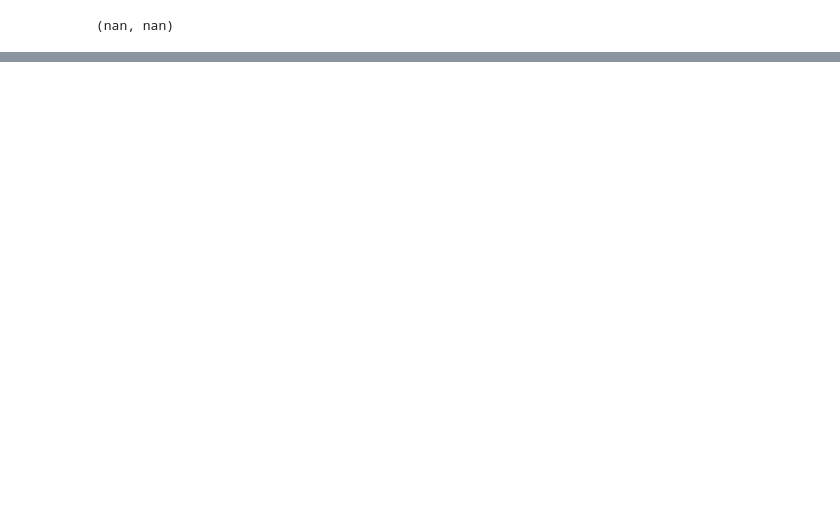
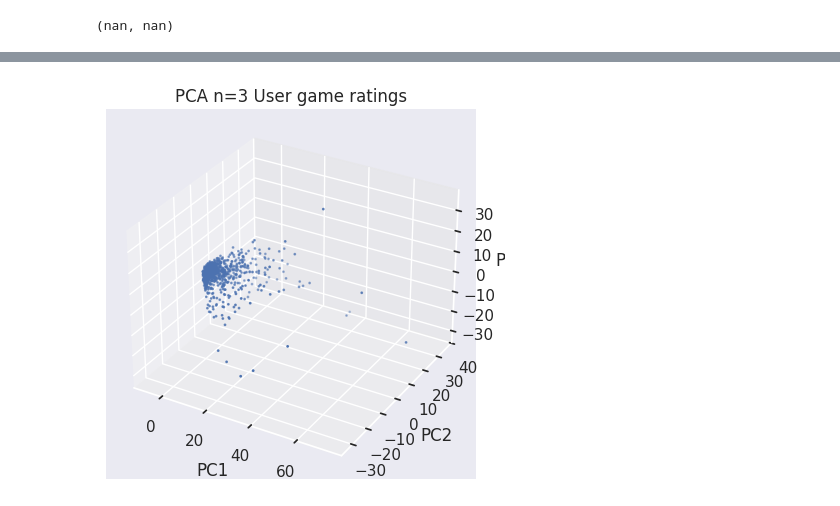
Before and after one commit to Franciline/Recommendation_system, a Jupyter notebook: svd_matrix.ipynb, the cells around one changed output, grey strips where cells are left out. Drawn from its saved outputs; the diff is of its cells as text; code cells hidden in the pictures; blank space fills up the shorter version.

```diff
--- a/svd_matrix.ipynb
+++ b/svd_matrix.ipynb
@@ -315,0 +345,18 @@ np.mean(mae_rmse), np.mean(svd_rmse_cos)
+# %%
+# calculate the covariance matrix on the centered data
+# take eigenvectors and values of this cov matrix
+
+from sklearn.preprocessing import StandardScaler
+from sklearn.decomposition import PCA
+from sklearn.ensemble import RandomForestRegressor
+
+user_game_ratings, mask_ratings, users_table_assoc, games_table_assoc = get_matrix_user_game(filtered_avis)
+
+# scale the data
+std_scaler = StandardScaler()
+scaled_df = std_scaler.fit_transform(user_game_ratings.todense())
+pca = PCA(n_components=3)
+components = pca.fit_transform(scaled_df)
+
+pc_df = pd.DataFrame(data=components, columns=['PC1', 'PC2', 'PC3'])
+pc_df
@@ -315,0 +388,14 @@ np.mean(mae_rmse), np.mean(svd_rmse_cos)
+# %%
+# visualisation in 3D
+fig = plt.figure()
+ax = fig.add_subplot(projection='3d')
+ax.scatter(pc_df["PC1"], pc_df["PC2"], pc_df["PC3"],s=1)
+
+ax.set_title("PCA n=3 User game ratings")
+ax.set_xlabel('PC1')
+ax.set_ylabel('PC2')
+ax.set_zlabel('PC3')
+
+plt.show()
+# %% [output]
+[figure, added]
```
Also changed, not shown: parts of 15 cells of this notebook, 1 other file.
